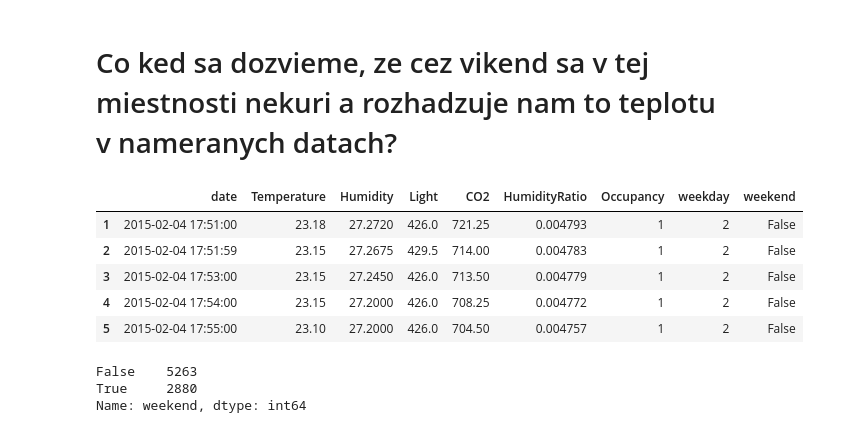
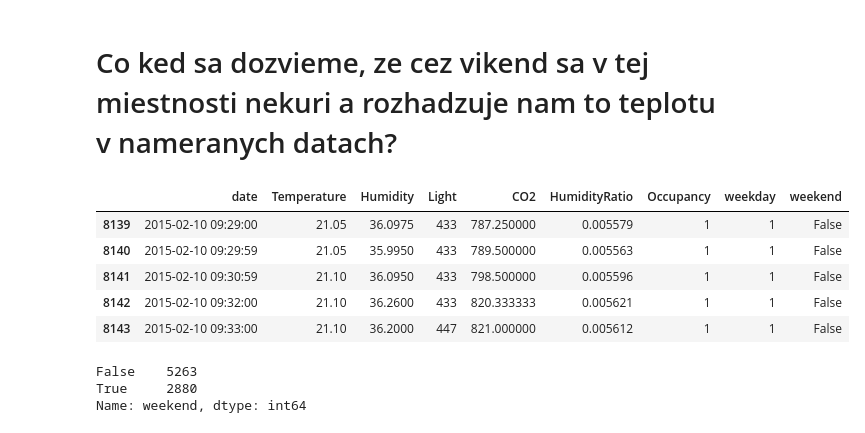
Before and after one commit to sevo/pewe-presentations, a Jupyter notebook: Tutorial - Feature engineering.ipynb, the cells around one changed output. Drawn from its saved outputs; the diff is of its cells as text; code cells hidden in the pictures.

```diff
--- a/Tutorial - Feature engineering.ipynb
+++ b/Tutorial - Feature engineering.ipynb
@@ -200,14 +200,14 @@ occupancy.head()
 # %%
 occupancy['weekend'] = False
 occupancy.loc[occupancy.weekday.isin([5, 6]), 'weekend'] = True
-occupancy.head()
+occupancy.tail()
 # %% [output]
 |  | date | Temperature | Humidity | Light | CO2 | HumidityRatio | Occupancy | weekday | weekend |
-| 1 | 2015-02-04 17:51:00 | 23.18 | 27.2720 | 426.0 | 721.25 | 0.004793 | 1 | 2 | False |
-| 2 | 2015-02-04 17:51:59 | 23.15 | 27.2675 | 429.5 | 714.00 | 0.004783 | 1 | 2 | False |
-| 3 | 2015-02-04 17:53:00 | 23.15 | 27.2450 | 426.0 | 713.50 | 0.004779 | 1 | 2 | False |
-| 4 | 2015-02-04 17:54:00 | 23.15 | 27.2000 | 426.0 | 708.25 | 0.004772 | 1 | 2 | False |
-| 5 | 2015-02-04 17:55:00 | 23.10 | 27.2000 | 426.0 | 704.50 | 0.004757 | 1 | 2 | False |
+| 8139 | 2015-02-10 09:29:00 | 21.05 | 36.0975 | 433 | 787.250000 | 0.005579 | 1 | 1 | False |
+| 8140 | 2015-02-10 09:29:59 | 21.05 | 35.9950 | 433 | 789.500000 | 0.005563 | 1 | 1 | False |
+| 8141 | 2015-02-10 09:30:59 | 21.10 | 36.0950 | 433 | 798.500000 | 0.005596 | 1 | 1 | False |
+| 8142 | 2015-02-10 09:32:00 | 21.10 | 36.2600 | 433 | 820.333333 | 0.005621 | 1 | 1 | False |
+| 8143 | 2015-02-10 09:33:00 | 21.10 | 36.2000 | 447 | 821.000000 | 0.005612 | 1 | 1 | False |
 # %%
 occupancy.weekend.value_counts()
 # %% [output]
```
Also changed, not shown: parts of 11 cells of this notebook, 2 other files.
